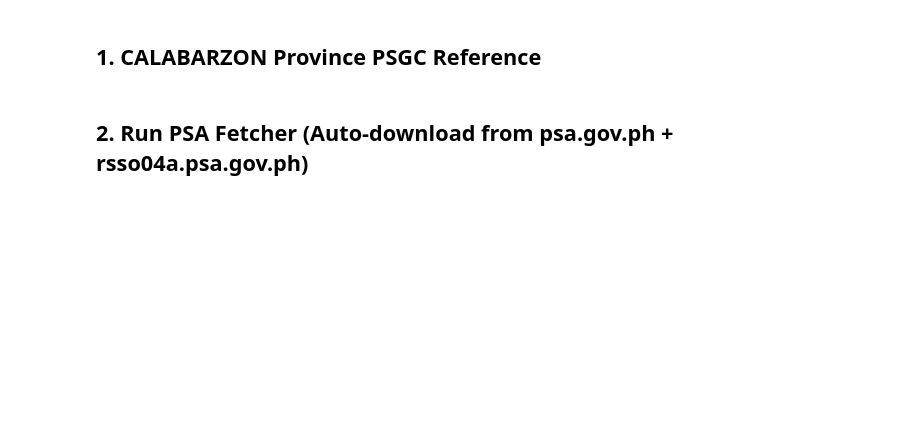
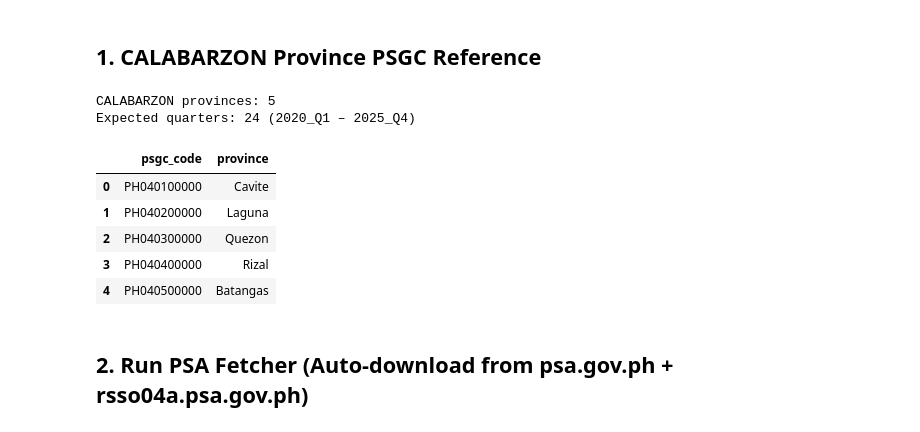
Before and after one commit to gwenndestura/aipheed, a Jupyter notebook: backend/notebooks/01_eda.ipynb, the cells around one changed output. Drawn from its saved outputs; the diff is of its cells as text; code cells hidden in the pictures; blank space fills up the shorter version.

```diff
--- a/backend/notebooks/01_eda.ipynb
+++ b/backend/notebooks/01_eda.ipynb
@@ -21,26 +19,36 @@ ModuleNotFoundError: No module named 'pandas'
 # %% [markdown]
 ## 1. CALABARZON Province PSGC Reference
 # %%
-# Official PSGC codes for CALABARZON provinces
+# Official PSGC codes for CALABARZON provinces (Region IV-A)
+# Source: PSGC 2023 publication — must match geocoder.py PROVINCE_PSGC exactly
 CALABARZON_PROVINCES = {
-    "PH040100000": "Batangas",
-    "PH040200000": "Cavite",
-    "PH040300000": "Laguna",
-    "PH040400000": "Quezon",
-    "PH040500000": "Rizal",
+    "PH040100000": "Cavite",
+    "PH040200000": "Laguna",
+    "PH040300000": "Quezon",
+    "PH040400000": "Rizal",
+    "PH040500000": "Batangas",
 }
 
 # Expected quarters: 2020Q1 – 2025Q4 (24 quarters)
 expected_quarters = [
     f"{year}_Q{q}"
     for year in range(2020, 2026)
     for q in range(1, 5)
 ]
 
 print(f"CALABARZON provinces: {len(CALABARZON_PROVINCES)}")
 print(f"Expected quarters: {len(expected_quarters)} ({expected_quarters[0]} – {expected_quarters[-1]})")
 pd.DataFrame(
     [{"psgc_code": k, "province": v} for k, v in CALABARZON_PROVINCES.items()]
 )
+# %% [output]
+CALABARZON provinces: 5
+Expected quarters: 24 (2020_Q1 – 2025_Q4)
+|  | psgc_code | province |
+| 0 | PH040100000 | Cavite |
+| 1 | PH040200000 | Laguna |
+| 2 | PH040300000 | Quezon |
+| 3 | PH040400000 | Rizal |
+| 4 | PH040500000 | Batangas |
 # %% [markdown]
 ## 2. Run PSA Fetcher (Auto-download from psa.gov.ph + rsso04a.psa.gov.ph)
```
Also changed, not shown: parts of 11 cells of this notebook, 32 other files.
